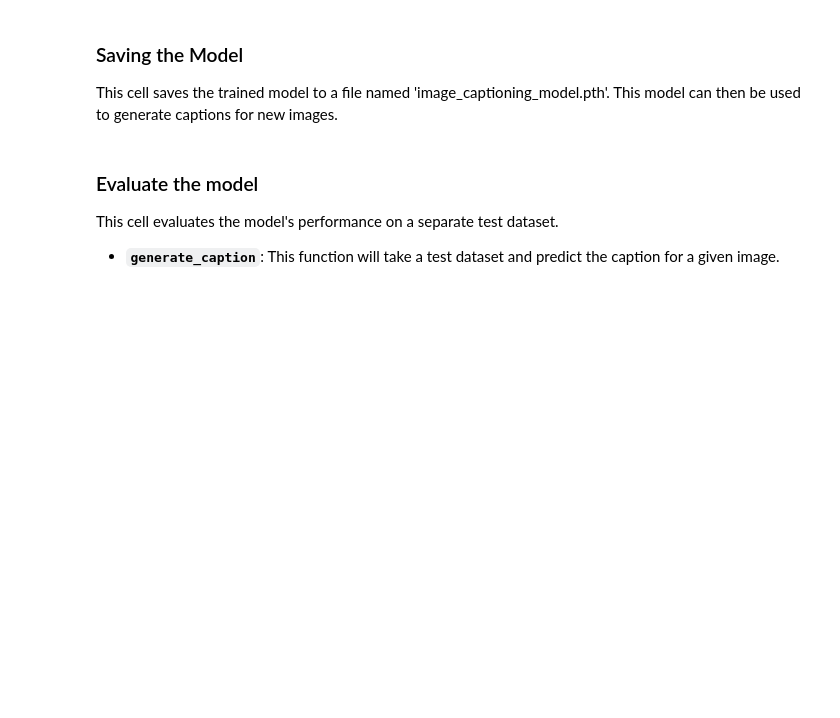
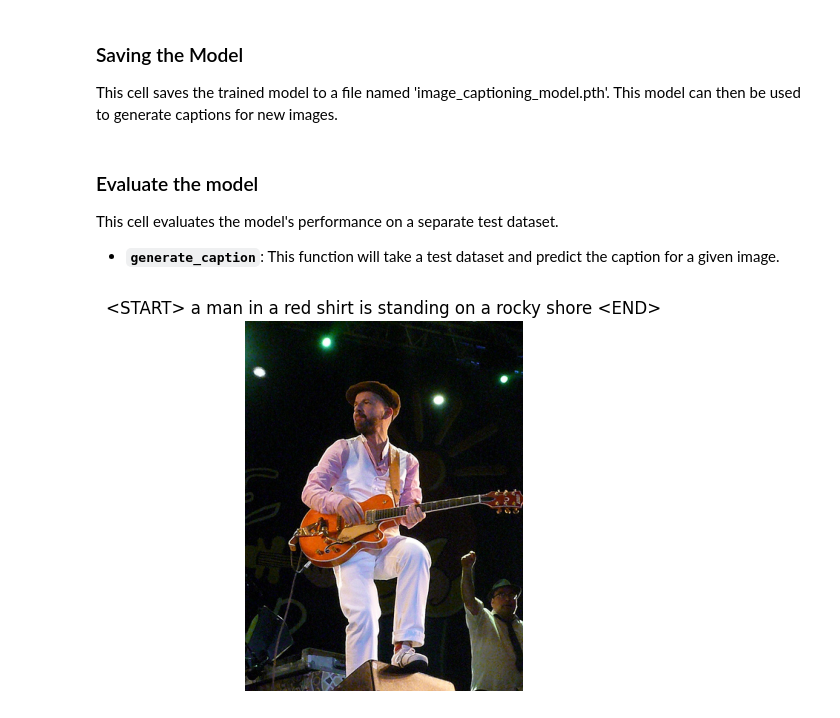
Before and after one commit to ArtinABS/Image-Captioning, a Jupyter notebook: notebooks/Image Captioning Auto Encoder Model.ipynb, the cells around one changed output. Cells and saved outputs as stored; diff of their text form; code cells hidden in the pictures; blank space fills up the shorter version.

```diff
--- a/notebooks/Image Captioning Auto Encoder Model.ipynb
+++ b/notebooks/Image Captioning Auto Encoder Model.ipynb
@@ -350,11 +371,21 @@ This cell evaluates the model's performance on a separate test dataset.
 # %%
 def generate_caption(image_path, model, dataset):
     model.eval()
     image = Image.open(image_path).convert("RGB")
     image = transform(image).unsqueeze(0)
     caption = model.caption(image, dataset.vocab)
     return ' '.join(caption)
 
-example_image_path = 'Dataset/Images/example.jpg'
+example_image_path = r'F:\Programming\Python\Deep Learning\Image-Captioning\data\raw\Images\3723690961_729dd5d617.jpg'
 caption = generate_caption(example_image_path, model, dataset)
-print(caption)
+# print(caption)
+
+import cv2 as cv
+
+img = plt.imread(example_image_path)
+plt.imshow(img)
+plt.title(caption)
+plt.axis('off')
+plt.show()
+# %% [output]
+[figure, added]
```
Also changed, not shown: parts of 4 cells of this notebook, 1 other file.
